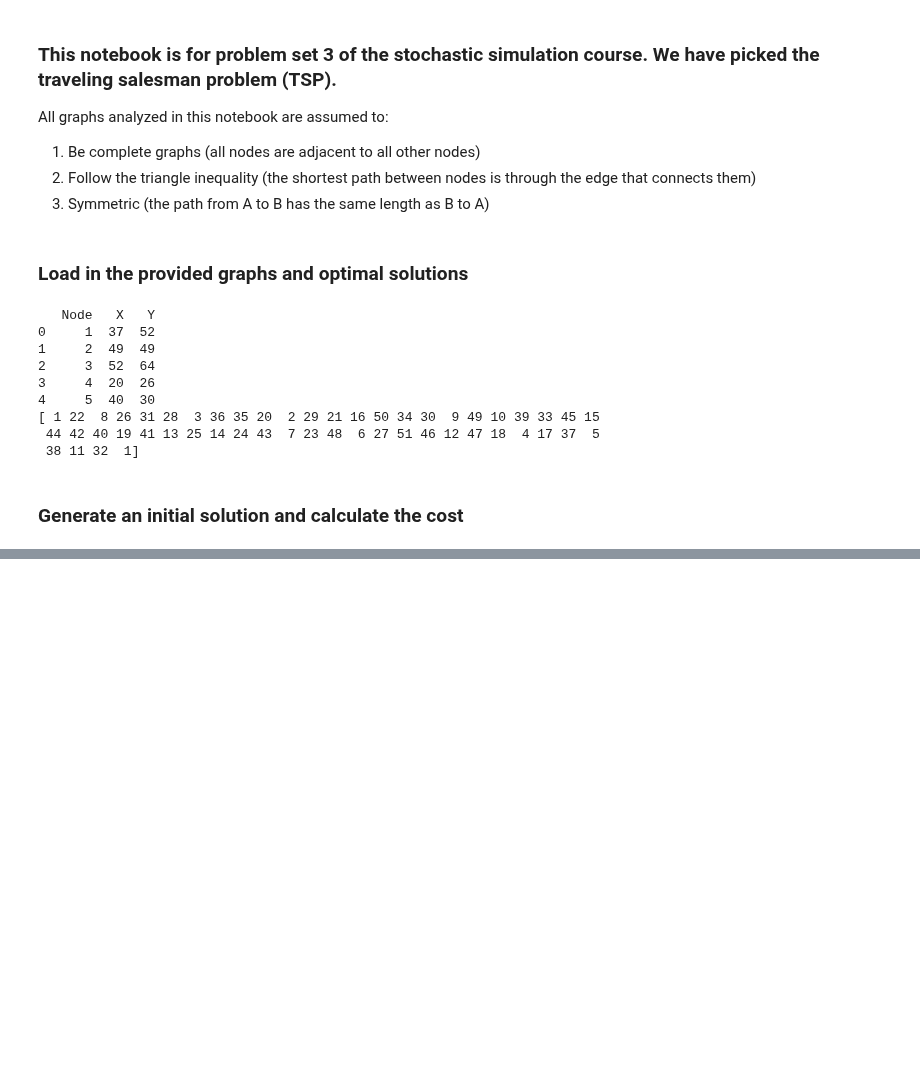
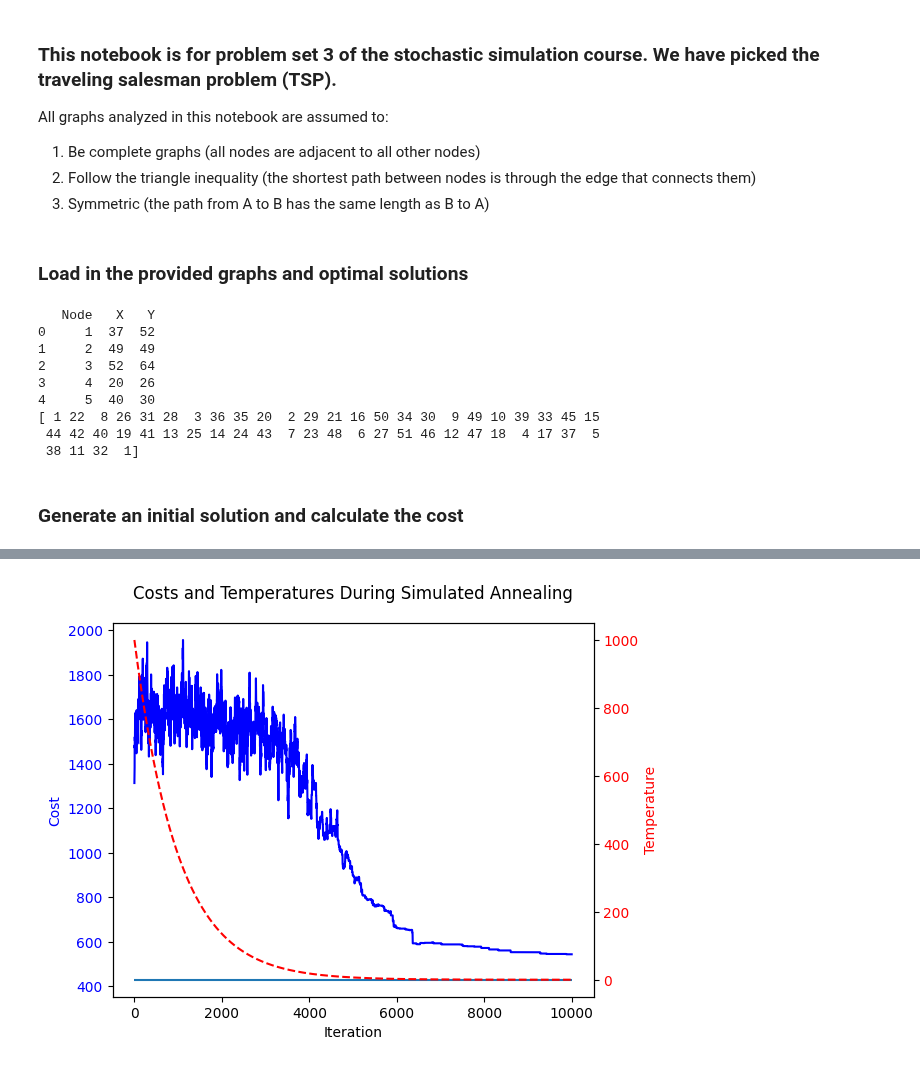
Before and after one commit to LodeVermeulen/stochastic-simulation, a Jupyter notebook: Homework 3/HW3.ipynb, the cells around one changed output, grey strips where cells are left out. Saved outputs shown, nothing was run; the diff lists cells and outputs as text; code cells hidden in the pictures; blank space fills up the shorter version.

Commit message:
First working version of metropolis algo

```diff
--- a/Homework 3/HW3.ipynb
+++ b/Homework 3/HW3.ipynb
@@ -164,0 +186,99 @@ print(cost_optimal_sol)
+# %%
+def simulated_annealing_tsp(
+    graph_data: pd.DataFrame,
+    initial_solution: np.ndarray,
+    initial_temperature: float,
+    cooling_rate: float,
+    num_iterations: int
+) -> tuple[np.ndarray, float]:
+    """Applies the Metropolis algorithm with simulated annealing to solve the TSP.
+
+    Args:
+        graph_data: The dataset representing the TSP graph.
+        initial_solution: The starting solution for the TSP.
+        initial_temperature: Starting temperature for simulated annealing.
+        cooling_rate: Cooling rate for the temperature.
+        num_iterations: Number of iterations to perform.
+
+    Returns:
+        A tuple containing the best solution found and its cost.
+    """
+    current_solution = initial_solution
+    current_cost = tsp_cost(graph_data, current_solution)
+
+    best_solution = current_solution
+    best_cost = current_cost
+
+    temperature = initial_temperature
+
+    # Lists to store costs and temperatures for plotting
+    costs = []
+    temperatures = []
+
+    for _ in range(num_iterations):
+        # Save current cost and temperature for plotting
+        costs.append(current_cost)
+        temperatures.append(temperature)
+
+        # Generate a neighboring solution
+        new_solution = perturb_path(current_solution)
+        new_cost = tsp_cost(graph_data, new_solution)
+
+        # Decide whether to accept the new solution
+        if new_cost < current_cost or np.exp((current_cost - new_cost) / temperature) > np.random.rand():
+            current_solution = new_solution
+            current_cost = new_cost
+
+            # Update the best solution found
+            if current_cost < best_cost:
+                best_solution = current_solution
+                best_cost = current_cost
+
+        # Cool down the temperature
+        temperature *= cooling_rate
+
+    # Plot the costs and temperatures
+    plot_costs_and_temperatures(costs, temperatures)
+
+    return best_solution, best_cost
+
+def plot_costs_and_temperatures(costs: list, temperatures: list):
+    """Plots the costs and temperatures on the same graph with dual y-axes.
+
+    Args:
+        costs: List of costs during the optimization.
+        temperatures: List of temperatures during the optimization.
+    """
+    fig, ax1 = plt.subplots()
+
+    # Plot costs on the primary y-axis
+    ax1.set_xlabel("Iteration")
+    ax1.set_ylabel("Cost", color="blue")
+    ax1.plot(costs, color="blue", label="Cost")
+    ax1.tick_params(axis="y", labelcolor="blue")
+    ax1.hlines(cost_optimal_sol, 0, len(costs))
+
+    # Plot temperatures on the secondary y-axis
+    ax2 = ax1.twinx()
+    ax2.set_ylabel("Temperature", color="red")
+    ax2.plot(temperatures, color="red", linestyle="--", label="Temperature")
+    ax2.tick_params(axis="y", labelcolor="red")
+
+    # Add title and legends
+    fig.suptitle("Costs and Temperatures During Simulated Annealing")
+    fig.tight_layout()
+    plt.show()
+
+
+initial_temperature = 1000
+cooling_rate = 0.999
+num_iterations = 10000
+
+best_solution, best_cost = simulated_annealing_tsp(
+    cities, np.arange(52), initial_temperature, cooling_rate, num_iterations
+)
+
+print("Best Solution:", best_solution)
+print("Best Cost:", best_cost)
+# %% [output]
+[figure, added]
```
Also changed, not shown: parts of 4 cells of this notebook.
